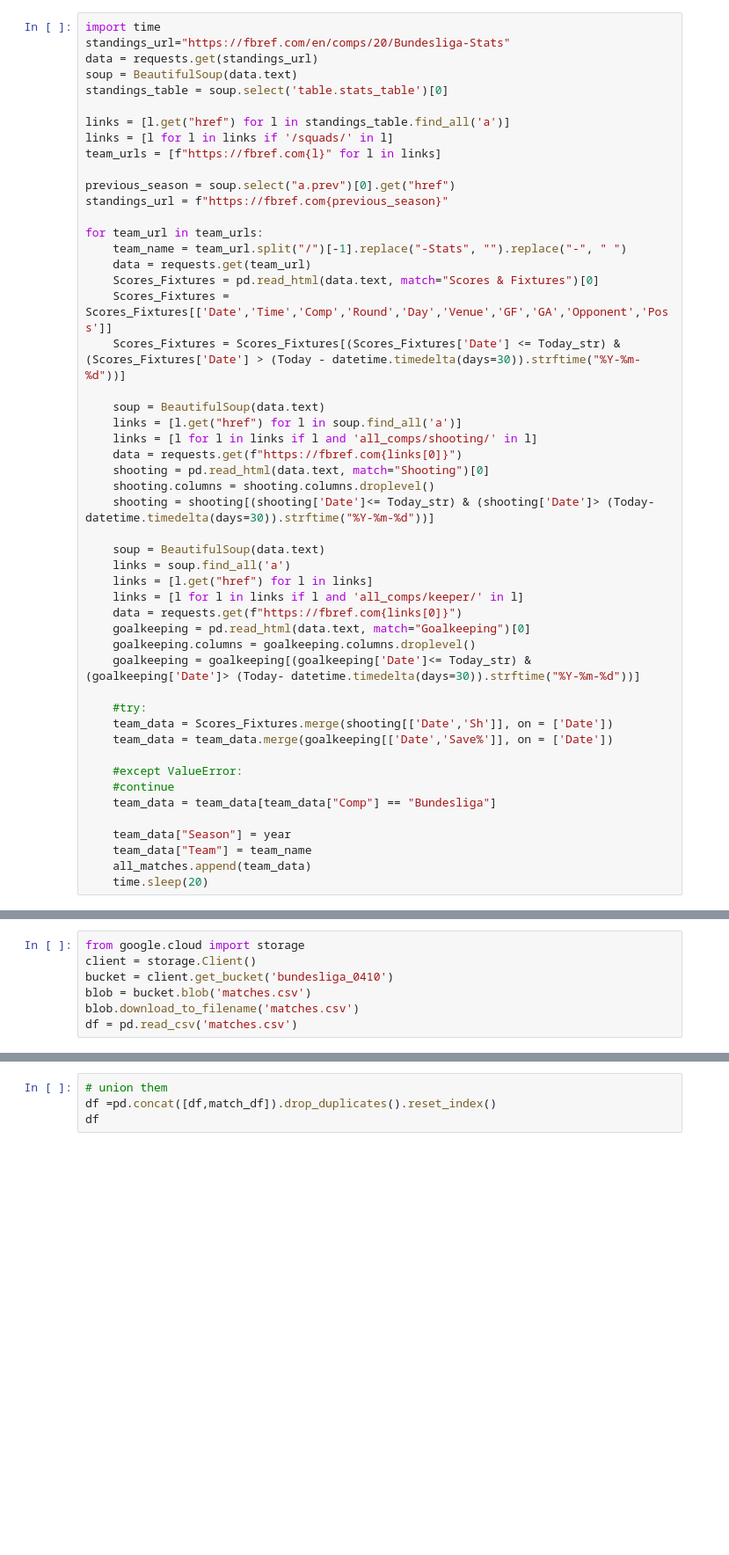
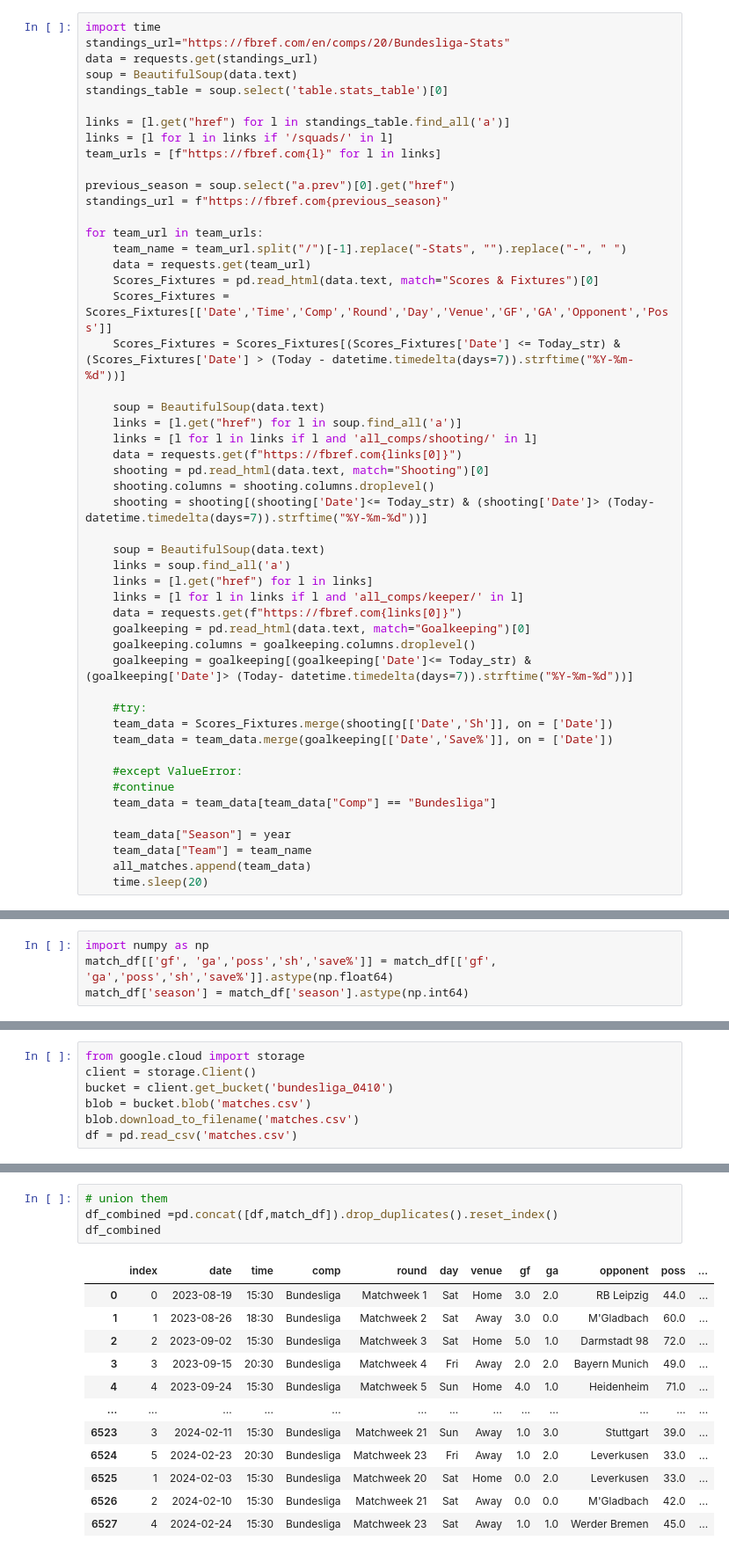
Before and after one commit to Tramnddle/Bundesliga-match-winner-prediction-, a Jupyter notebook: Weeklyschedule.ipynb, the cells around one changed output, grey strips where cells are left out. Shown at 88% size. Drawn from its saved outputs; the diff is of its cells as text; blank space fills up the shorter version.

```diff
--- a/Weeklyschedule.ipynb
+++ b/Weeklyschedule.ipynb
@@ -70,7 +70,7 @@ for team_url in team_urls:
     data = requests.get(team_url)
     Scores_Fixtures = pd.read_html(data.text, match="Scores & Fixtures")[0]
     Scores_Fixtures = Scores_Fixtures[['Date','Time','Comp','Round','Day','Venue','GF','GA','Opponent','Poss']]
-    Scores_Fixtures = Scores_Fixtures[(Scores_Fixtures['Date'] <= Today_str) & (Scores_Fixtures['Date'] > (Today - datetime.timedelta(days=30)).strftime("%Y-%m-%d"))]
+    Scores_Fixtures = Scores_Fixtures[(Scores_Fixtures['Date'] <= Today_str) & (Scores_Fixtures['Date'] > (Today - datetime.timedelta(days=7)).strftime("%Y-%m-%d"))]
 
     soup = BeautifulSoup(data.text)
     links = [l.get("href") for l in soup.find_all('a')]
@@ -78,7 +78,7 @@ for team_url in team_urls:
     data = requests.get(f"https://fbref.com{links[0]}")
     shooting = pd.read_html(data.text, match="Shooting")[0]
     shooting.columns = shooting.columns.droplevel()
-    shooting = shooting[(shooting['Date']<= Today_str) & (shooting['Date']> (Today- datetime.timedelta(days=30)).strftime("%Y-%m-%d"))]
+    shooting = shooting[(shooting['Date']<= Today_str) & (shooting['Date']> (Today- datetime.timedelta(days=7)).strftime("%Y-%m-%d"))]
 
     soup = BeautifulSoup(data.text)
     links = soup.find_all('a')
@@ -87,7 +87,7 @@ for team_url in team_urls:
     data = requests.get(f"https://fbref.com{links[0]}")
     goalkeeping = pd.read_html(data.text, match="Goalkeeping")[0]
     goalkeeping.columns = goalkeeping.columns.droplevel()
-    goalkeeping = goalkeeping[(goalkeeping['Date']<= Today_str) & (goalkeeping['Date']> (Today- datetime.timedelta(days=30)).strftime("%Y-%m-%d"))]
+    goalkeeping = goalkeeping[(goalkeeping['Date']<= Today_str) & (goalkeeping['Date']> (Today- datetime.timedelta(days=7)).strftime("%Y-%m-%d"))]
 
     #try:
     team_data = Scores_Fixtures.merge(shooting[['Date','Sh']], on = ['Date'])
@@ -109,5 +129,9 @@ all_matches
 match_df = pd.concat(all_matches)
 # %%
 match_df.columns = [c.lower() for c in match_df.columns]
+# %%
+import numpy as np
+match_df[['gf', 'ga','poss','sh','save%']] = match_df[['gf', 'ga','poss','sh','save%']].astype(np.float64)
+match_df['season'] = match_df['season'].astype(np.int64)
 # %%
 match_df
@@ -156,4 +222,17 @@ df.merge(match_df, how ='inner', on = 'date')
 # %%
 # union them
-df =pd.concat([df,match_df]).drop_duplicates().reset_index()
-df
+df_combined =pd.concat([df,match_df]).drop_duplicates().reset_index()
+df_combined
+# %% [output]
+|  | index | date | time | comp | round | day | venue | gf | ga | opponent | poss | ... |
+| 0 | 0 | 2023-08-19 | 15:30 | Bundesliga | Matchweek 1 | Sat | Home | 3.0 | 2.0 | RB Leipzig | 44.0 | ... |
+| 1 | 1 | 2023-08-26 | 18:30 | Bundesliga | Matchweek 2 | Sat | Away | 3.0 | 0.0 | M'Gladbach | 60.0 | ... |
+| 2 | 2 | 2023-09-02 | 15:30 | Bundesliga | Matchweek 3 | Sat | Home | 5.0 | 1.0 | Darmstadt 98 | 72.0 | ... |
+| 3 | 3 | 2023-09-15 | 20:30 | Bundesliga | Matchweek 4 | Fri | Away | 2.0 | 2.0 | Bayern Munich | 49.0 | ... |
+| 4 | 4 | 2023-09-24 | 15:30 | Bundesliga | Matchweek 5 | Sun | Home | 4.0 | 1.0 | Heidenheim | 71.0 | ... |
+| ... | ... | ... | ... | ... | ... | ... | ... | ... | ... | ... | ... | ... |
+| 6523 | 3 | 2024-02-11 | 15:30 | Bundesliga | Matchweek 21 | Sun | Away | 1.0 | 3.0 | Stuttgart | 39.0 | ... |
+| 6524 | 5 | 2024-02-23 | 20:30 | Bundesliga | Matchweek 23 | Fri | Away | 1.0 | 2.0 | Leverkusen | 33.0 | ... |
+| 6525 | 1 | 2024-02-03 | 15:30 | Bundesliga | Matchweek 20 | Sat | Home | 0.0 | 2.0 | Leverkusen | 33.0 | ... |
+| 6526 | 2 | 2024-02-10 | 15:30 | Bundesliga | Matchweek 21 | Sat | Away | 0.0 | 0.0 | M'Gladbach | 42.0 | ... |
+| 6527 | 4 | 2024-02-24 | 15:30 | Bundesliga | Matchweek 23 | Sat | Away | 1.0 | 1.0 | Werder Bremen | 45.0 | ... |
```
Also changed, not shown: parts of 11 cells of this notebook, 12 other files.
